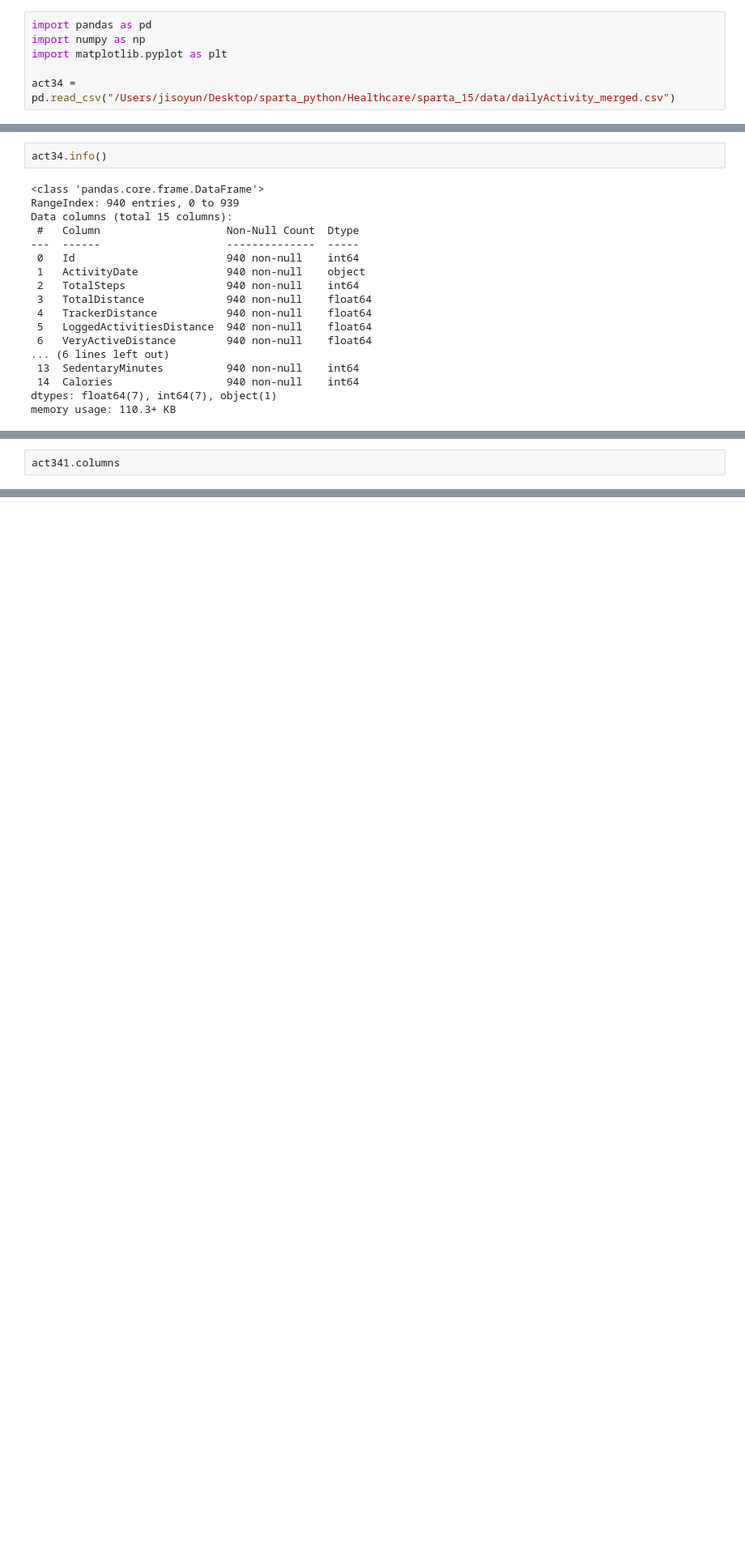
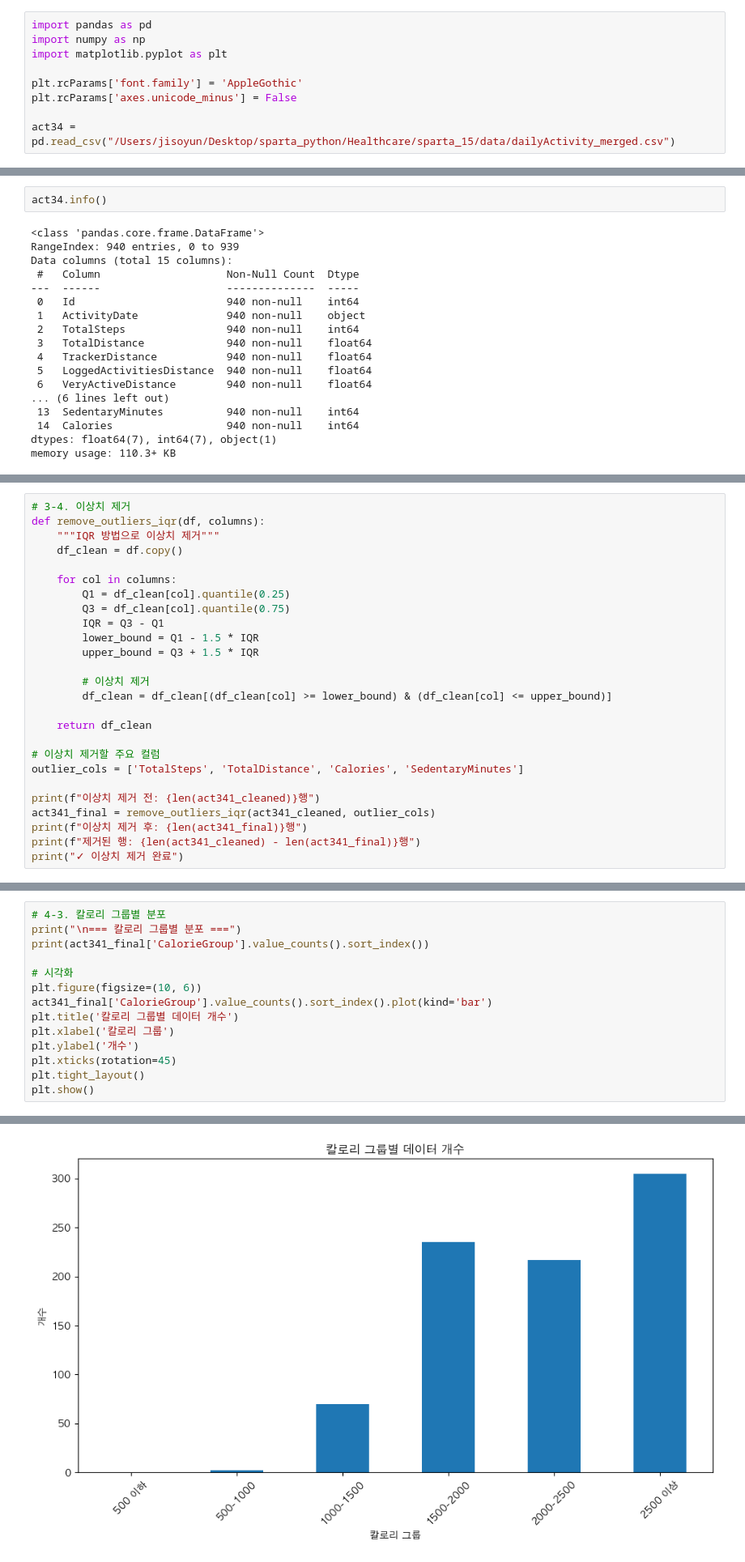
Before and after one commit to jeesy95-creator/sparta_15, a Jupyter notebook: notebooks/Soyun.ipynb, the cells around one changed output, grey strips where cells are left out. Shown at 81% size. Saved outputs shown, nothing was run; the diff lists cells and outputs as text; blank space fills up the shorter version.

```diff
--- a/notebooks/Soyun.ipynb
+++ b/notebooks/Soyun.ipynb
@@ -3,6 +3,9 @@ import pandas as pd
 import numpy as np
 import matplotlib.pyplot as plt
 
+plt.rcParams['font.family'] = 'AppleGothic'
+plt.rcParams['axes.unicode_minus'] = False
+
 act34 = pd.read_csv("/Users/jisoyun/Desktop/sparta_python/Healthcare/sparta_15/data/dailyActivity_merged.csv")
 # %%
 distance_columns = [col for col in act34.columns if 'Distance' in col]
@@ -87,3 +164,27 @@ act341['ActivityDate'] = pd.to_datetime(act34['ActivityDate'])
 # %%
-act341.columns
+# 3-4. 이상치 제거
+def remove_outliers_iqr(df, columns):
+    """IQR 방법으로 이상치 제거"""
+    df_clean = df.copy()
+
+    for col in columns:
+        Q1 = df_clean[col].quantile(0.25)
+        Q3 = df_clean[col].quantile(0.75)
+        IQR = Q3 - Q1
+        lower_bound = Q1 - 1.5 * IQR
+        upper_bound = Q3 + 1.5 * IQR
+
+        # 이상치 제거
+        df_clean = df_clean[(df_clean[col] >= lower_bound) & (df_clean[col] <= upper_bound)]
+
+    return df_clean
+
+# 이상치 제거할 주요 컬럼
+outlier_cols = ['TotalSteps', 'TotalDistance', 'Calories', 'SedentaryMinutes']
+
+print(f"이상치 제거 전: {len(act341_cleaned)}행")
+act341_final = remove_outliers_iqr(act341_cleaned, outlier_cols)
+print(f"이상치 제거 후: {len(act341_final)}행")
+print(f"제거된 행: {len(act341_cleaned) - len(act341_final)}행")
+print("✓ 이상치 제거 완료")
 # %% [output]
@@ -95,0 +234,15 @@ Index(['Id', 'ActivityDate', 'TotalSteps', 'TotalDistance', 'TrackerDistance',
+# %%
+# 4-3. 칼로리 그룹별 분포
+print("\n=== 칼로리 그룹별 분포 ===")
+print(act341_final['CalorieGroup'].value_counts().sort_index())
+
+# 시각화
+plt.figure(figsize=(10, 6))
+act341_final['CalorieGroup'].value_counts().sort_index().plot(kind='bar')
+plt.title('칼로리 그룹별 데이터 개수')
+plt.xlabel('칼로리 그룹')
+plt.ylabel('개수')
+plt.xticks(rotation=45)
+plt.tight_layout()
+plt.show()
+# %% [output]
@@ -95,0 +258 @@ Index(['Id', 'ActivityDate', 'TotalSteps', 'TotalDistance', 'TrackerDistance',
+[figure, added]
```
Also changed, not shown: parts of 34 cells of this notebook.
